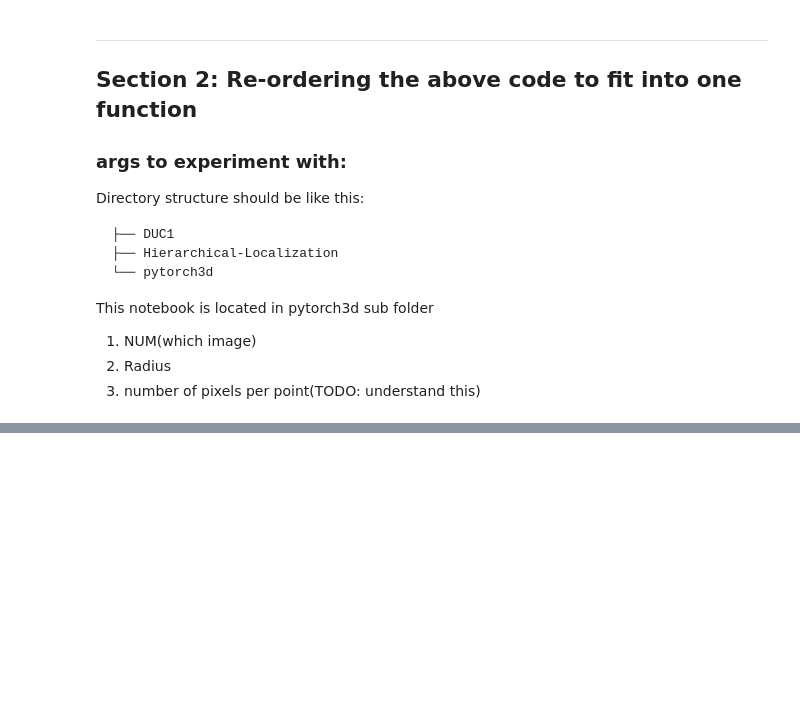
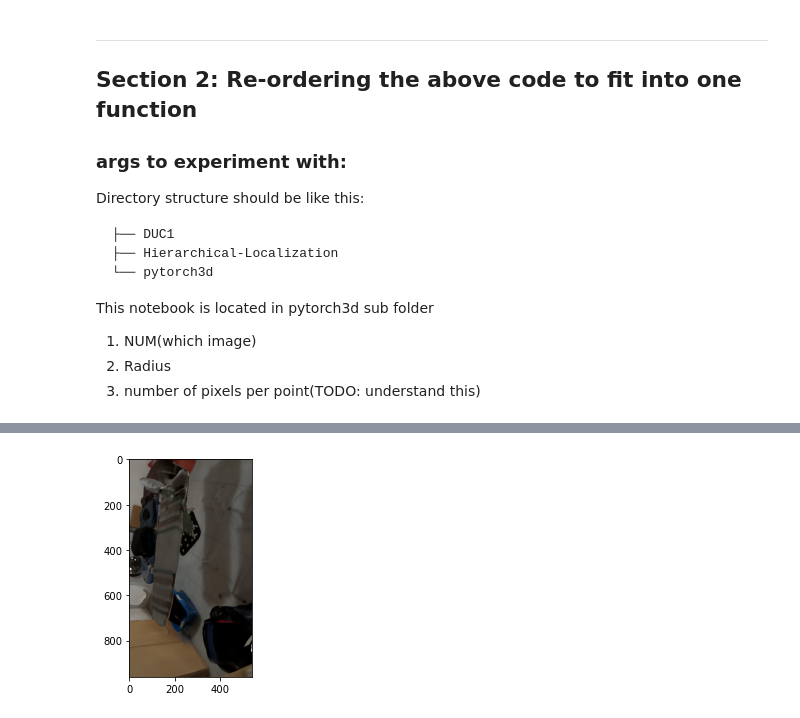
Before and after one commit to Shubodh/pytorch3d, a Jupyter notebook: docs/tutorials/shub_custom/custom_render_colored_points_perspectiveCam.ipynb, the cells around one changed output, grey strips where cells are left out. Cells and saved outputs as stored; diff of their text form; code cells hidden in the pictures; blank space fills up the shorter version.

```diff
--- a/docs/tutorials/shub_custom/custom_render_colored_points_perspectiveCam.ipynb
+++ b/docs/tutorials/shub_custom/custom_render_colored_points_perspectiveCam.ipynb
@@ -293,0 +446,30 @@ Radius: 0.003
+# %%
+cameras_pytorch3d = cameras_from_opencv_projection(RR.float(), tt.float(), KK.float(), img_size_t.float())
+# above line was giving dtype errors, so made everything float..
+# cameras_pytorch3d  = cameras_pytorch3d.to(device)
+# (img_size_t.float().dtype, RR.dtype)
+raster_settings = RasterizationSettings(
+    image_size=img_size,
+    blur_radius=0.0,
+    faces_per_pixel=1,
+)
+# %%
+lights = PointLights(location=[[0.0, 0.0, -3.0]])
+# %%
+renderer = MeshRenderer(
+    rasterizer=MeshRasterizer(
+        cameras=cameras_pytorch3d,
+        raster_settings=raster_settings
+    ),
+    shader=SoftPhongShader(
+        cameras=cameras_pytorch3d,
+        lights=lights
+    )
+)
+# %%
+images = renderer(mesh)
+# %%
+plt.imshow(images[0, ..., :3].cpu().numpy())
+plt.show()
+# %% [output]
+[figure, added]
```
Also changed, not shown: parts of 16 cells of this notebook.
